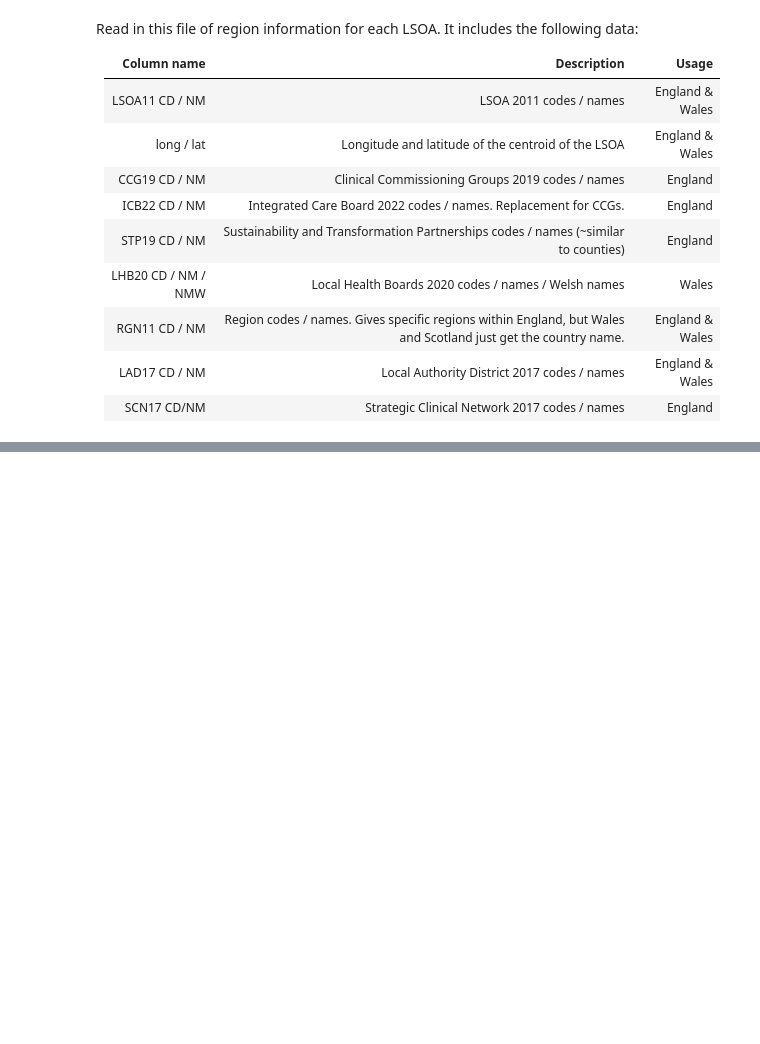
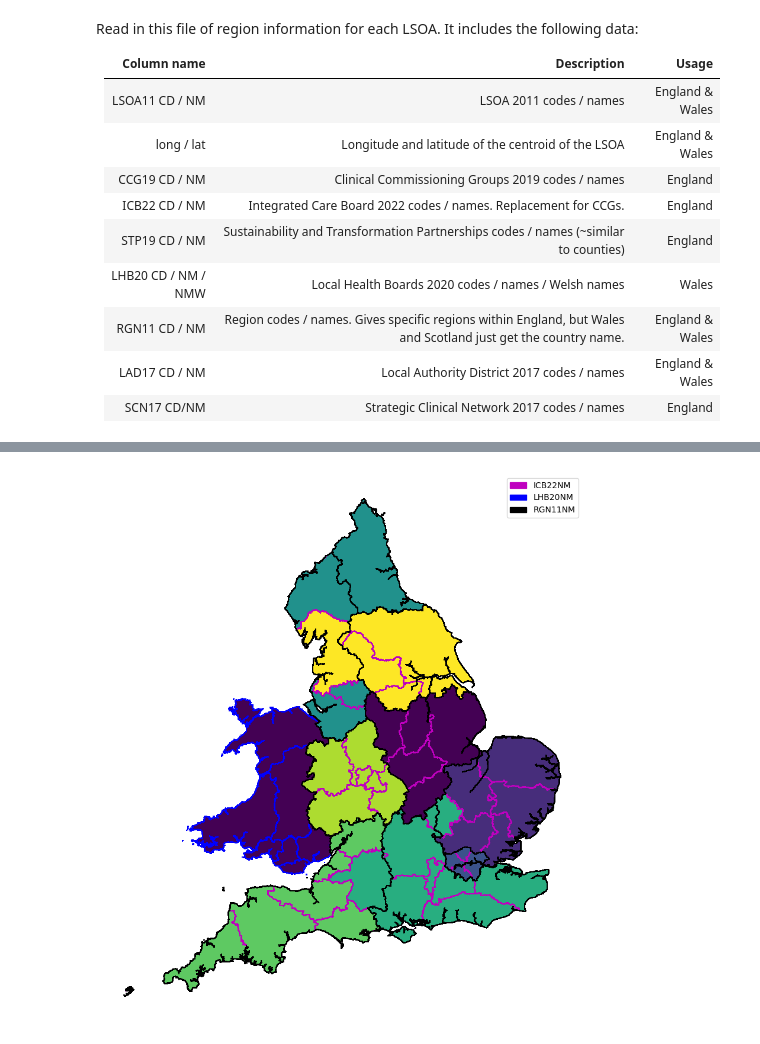
Before and after one commit to stroke-modelling/plot-maps, a Jupyter notebook: demos/01b_boundaries.ipynb, the cells around one changed output, grey strips where cells are left out. Saved outputs shown, nothing was run; the diff lists cells and outputs as text; code cells hidden in the pictures; blank space fills up the shorter version.

```diff
--- a/demos/01b_boundaries.ipynb
+++ b/demos/01b_boundaries.ipynb
@@ -157,0 +251,50 @@ plt.show()
+# %%
+fig, ax = plt.subplots(figsize=(12, 12)) # Make max dimensions XxY inch
+
+boundaries_here = ['ICB22NM', 'LHB20NM', 'RGN11NM']
+
+dummy_legend_patches = []
+
+for b, boundary_type in enumerate(boundaries_here):
+    boundary_file = boundary_files[boundary_type]
+    geojson_file =f"{paths['dir_data_geojson']}{boundary_file}"
+    df_geojson = geopandas.read_file(geojson_file)#, crs='EPSG:27700')
+
+    boundary_colour = boundary_colour_dict[boundary_type]
+
+    if boundary_type != 'RGN11NM':
+        # Colour differently depending on which region it's in.
+        lsoa_regions_shortlist = lsoa_regions[['RGN11NM', boundary_type]].drop_duplicates()
+        df_geojson = pd.merge(
+            df_geojson, lsoa_regions_shortlist,
+            left_on=boundary_type, right_on=boundary_type, how='left'
+        )
+        kwargs = dict(column='RGN11NM', cmap='viridis', edgecolor=boundary_colour)
+    else:
+        kwargs = dict(edgecolor=boundary_colour, facecolor='none')
+
+
+    # Draw the main map with colours (choropleth):
+    df_geojson.plot(
+        ax=ax,              # Set which axes to use for plot (only one here)
+        antialiased=False,  # Avoids artifact boundry lines
+        # vmin=-range,        # Manual scale min (remove to make automatic)
+        # vmax=range,         # Manual scale max (remove to make automatic)
+        legend_kwds={
+            'shrink':0.5,   # Adjust size of colourmap key
+            'label':'Dummy data'  # Add label
+        },
+        # legend=True,         # Set to display legend
+        label=boundary_type,
+        **kwargs
+        )
+    dummy_legend_patches.append(
+        mpatches.Patch(color=boundary_colour, label=boundary_type))
+
+ax.set_axis_off()  # Turn off axis line and numbers
+
+ax.legend(handles=dummy_legend_patches)
+# plt.savefig('example_map_geopandas.jpg', dpi=300, bbox_inches='tight')  # Save figure
+plt.show()
+# %% [output]
+[figure, added]
```
Also changed, not shown: parts of 23 cells of this notebook, 1 other file.
